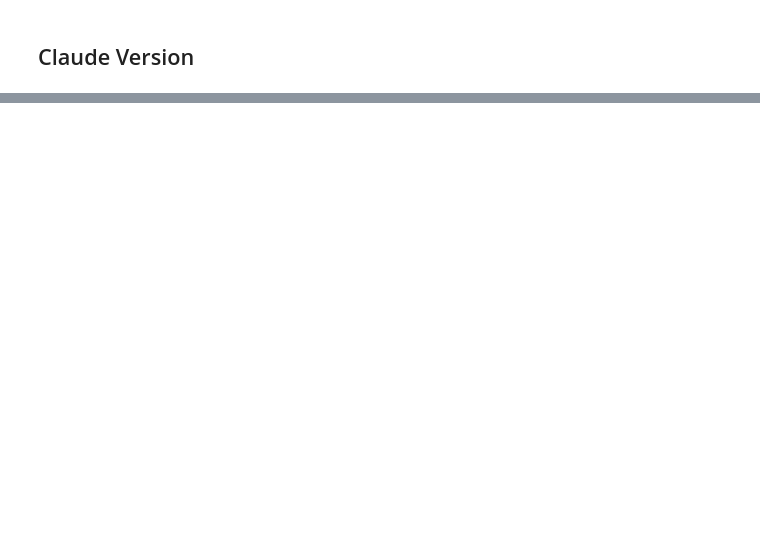
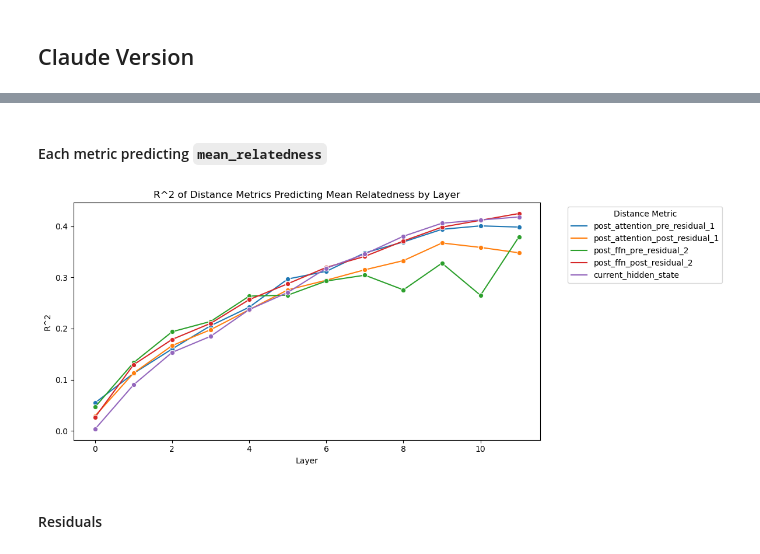
Before and after one commit to seantrott/entangled_meanings, a Jupyter notebook: notebooks/Residual_stream_test.ipynb, the cells around one changed output, grey strips where cells are left out. Drawn from its saved outputs; the diff is of its cells as text; code cells hidden in the pictures; blank space fills up the shorter version.

```diff
--- a/notebooks/Residual_stream_test.ipynb
+++ b/notebooks/Residual_stream_test.ipynb
@@ -377,0 +536,3 @@ Std of difference (layer - attention): 0.8514
+# %%
+df_rawc = pd.read_csv("../data/raw/rawc/rawc_stimuli.csv")
+df_rawc.head(2)
@@ -377,0 +543,4 @@ Std of difference (layer - attention): 0.8514
+# %%
+### Load custombert
+mpath = 'bert-base-uncased'
+model = CustomBertModel.from_pretrained(mpath, config=config)
@@ -377,0 +630,2 @@ Std of difference (layer - attention): 0.8514
+# %%
+df_results = pd.DataFrame(results)
@@ -377,0 +704,2 @@ Std of difference (layer - attention): 0.8514
+# %% [markdown]
+#### Each metric predicting `mean_relatedness`
@@ -377,0 +740,20 @@ Std of difference (layer - attention): 0.8514
+# %%
+r2_results_df['Metric'] = r2_results_df['Metric'].apply(lambda x: x.replace("distance_", ""))
+# %%
+# Create the lineplot
+plt.figure(figsize=(12, 5))
+sns.lineplot(data=r2_results_df, x='Layer', y='R2', hue='Metric', marker='o')
+
+# Add title and labels
+plt.title('R^2 of Distance Metrics Predicting Mean Relatedness by Layer')
+plt.xlabel('Layer')
+plt.ylabel('R^2')
+plt.legend(title='Distance Metric', bbox_to_anchor=(1.05, 1), loc='upper left')
+
+# Show the plot
+plt.tight_layout()
+plt.show()
+# %% [output]
+[figure, added]
+# %% [markdown]
+#### Residuals
```
Also changed, not shown: parts of 42 cells of this notebook.
